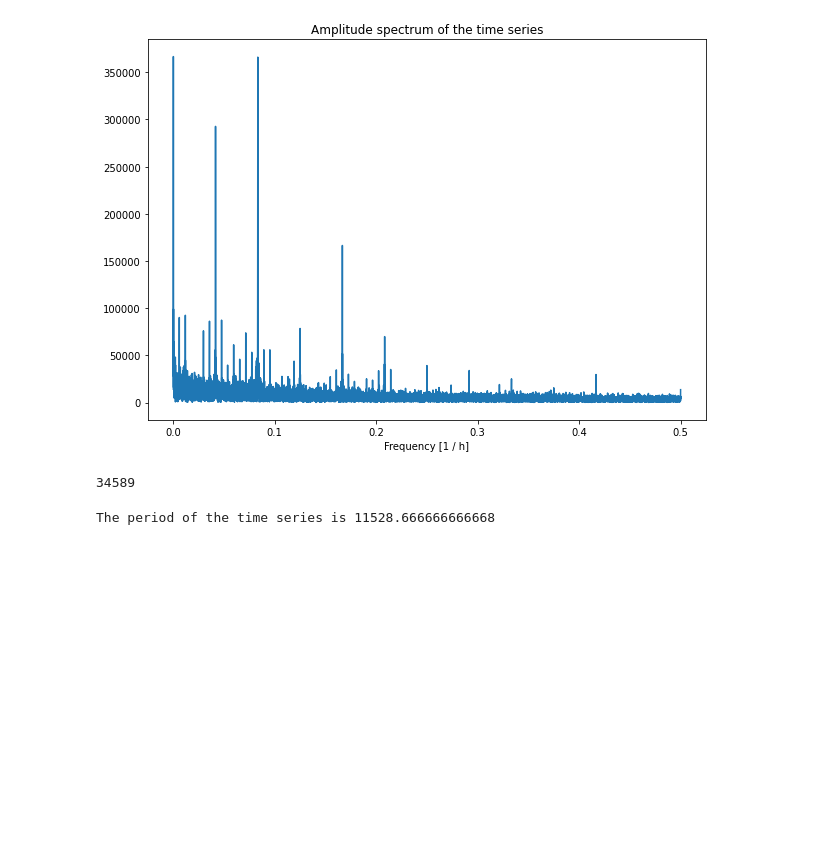
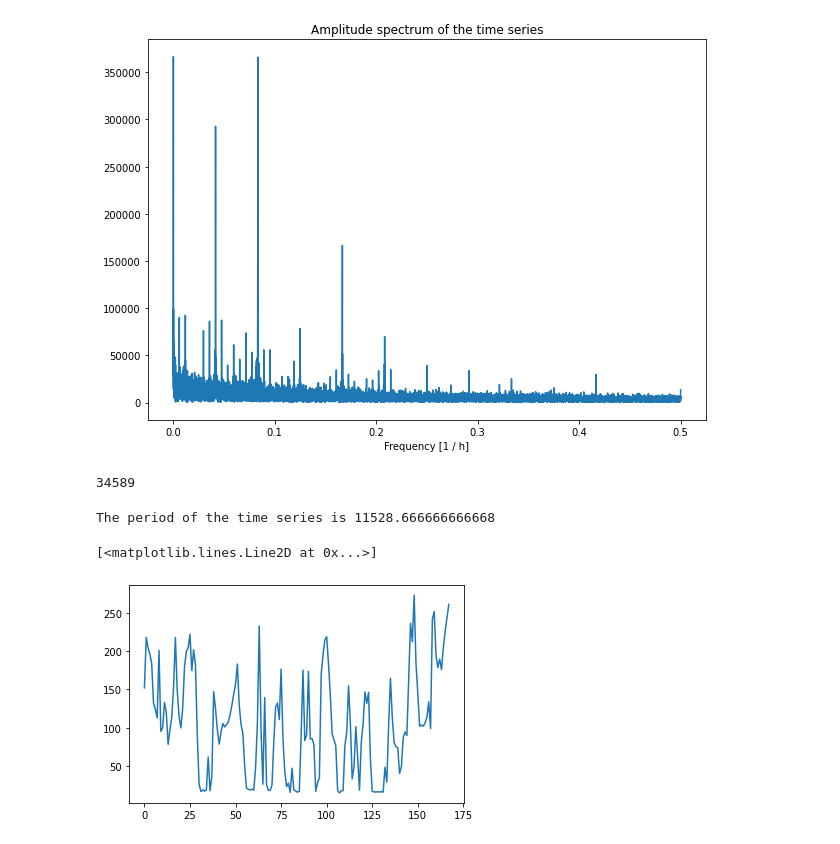
Before and after one commit to andrewlee1807/ChronoPatternNet, a Jupyter notebook: analysis/france.ipynb, the cells around one changed output. Saved outputs shown, nothing was run; the diff lists cells and outputs as text; code cells hidden in the pictures; blank space fills up the shorter version.

Commit message:
experiment spain data

```diff
--- a/analysis/france.ipynb
+++ b/analysis/france.ipynb
@@ -49,3 +49,9 @@ print(f"The period of the time series is {period}")
 # The period of the time series is 11528.666666666668
 # %% [output]
 The period of the time series is 11528.666666666668
+# %%
+# plot TS data
+plt.plot(data.squeeze()[:168])
+# %% [output]
+[<matplotlib.lines.Line2D at 0x...>]
+[figure, added]
```
Also changed, not shown: parts of 1 cell of this notebook, 15 other files.
